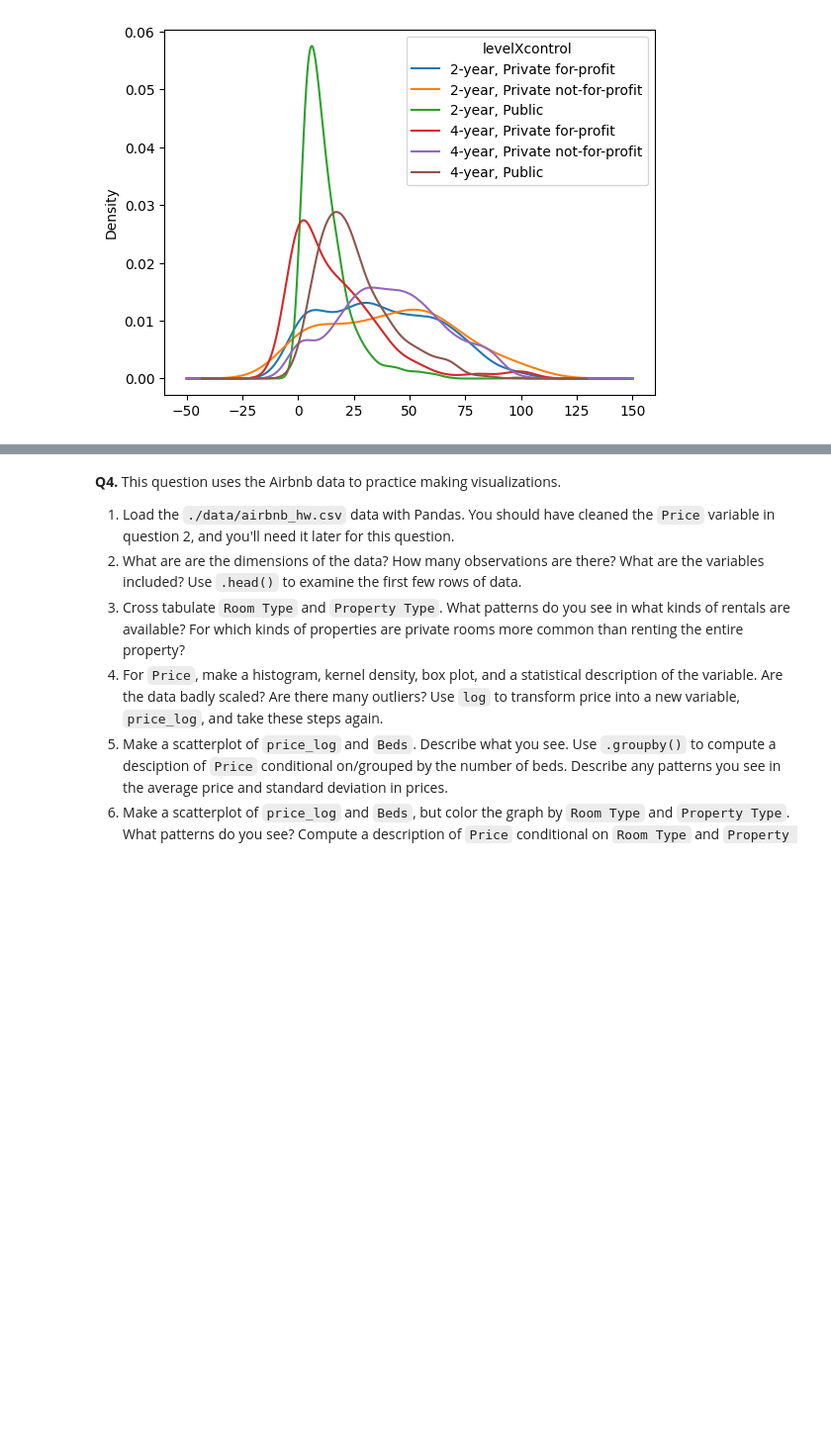
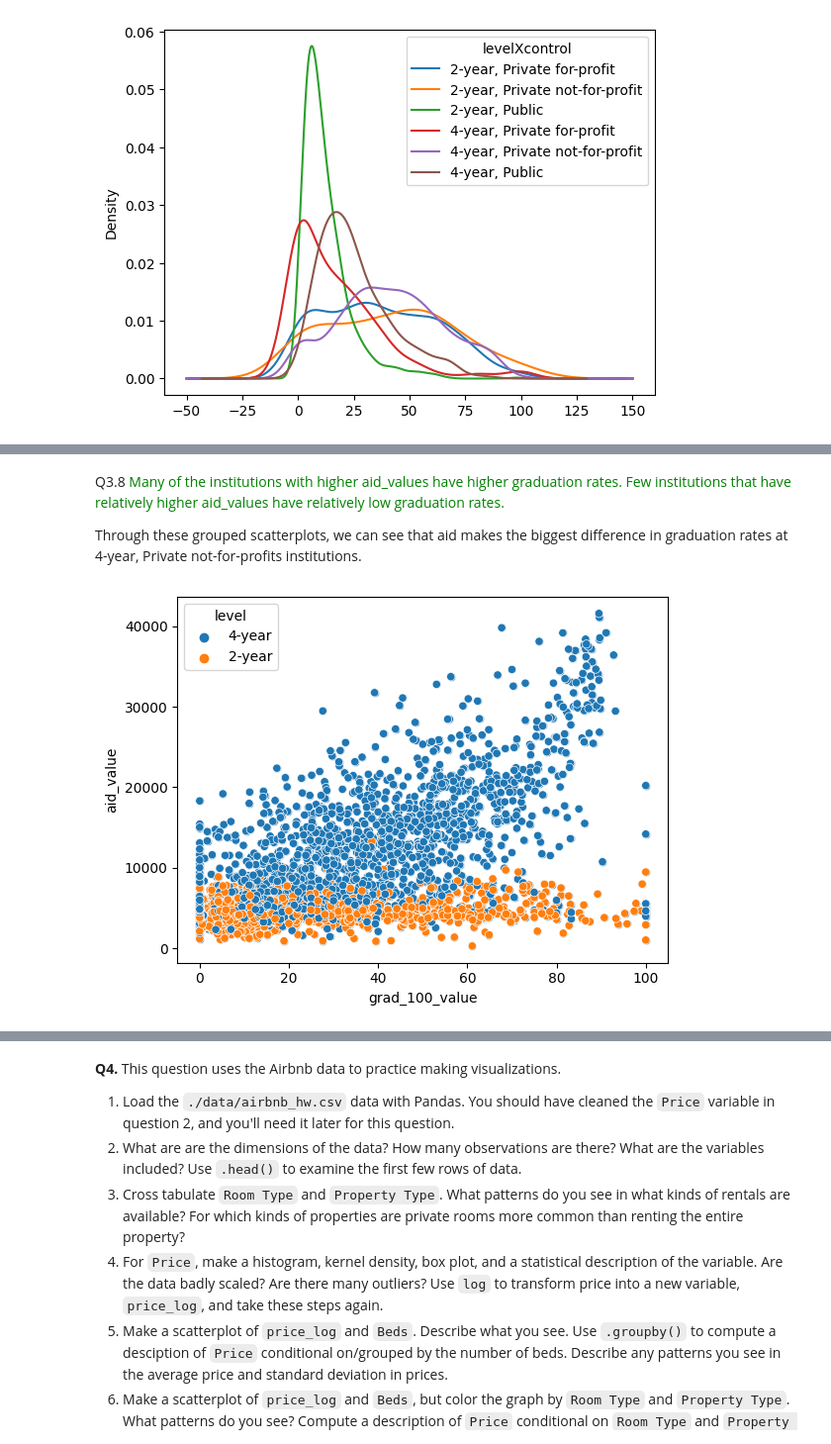
Before and after one commit to Monty-2003/pa2_DS3001, a Jupyter notebook: assignment2.ipynb, the cells around one changed output, grey strips where cells are left out. Shown at 99% size. Cells and saved outputs as stored; diff of their text form; code cells hidden in the pictures; blank space fills up the shorter version.

```diff
--- a/assignment2.ipynb
+++ b/assignment2.ipynb
@@ -290,3 +302,18 @@ KeyError: ignored
 [figure]
 [figure]
 [figure]
+# %% [markdown]
+Q3.8
+<font color = "green">
+Many of the institutions with higher aid_values have higher graduation rates. Few institutions that have relatively higher aid_values have relatively low graduation rates.
+
+Through these grouped scatterplots, we can see that aid makes the biggest difference in graduation rates at 4-year, Private not-for-profits institutions.
+</font>
+# %%
+# Scatterplot of grad_100_value and aid_value
+sns.scatterplot(data=col_dat,x='grad_100_value', y='aid_value')
+
+# Scatterplot of grad_100_value and aid_value grouped by level
+one = sns.scatterplot(data=col_dat,x='grad_100_value', y='aid_value', hue='level')
+# %% [output]
+[figure, added]
```
Also changed, not shown: parts of 4 cells of this notebook.
